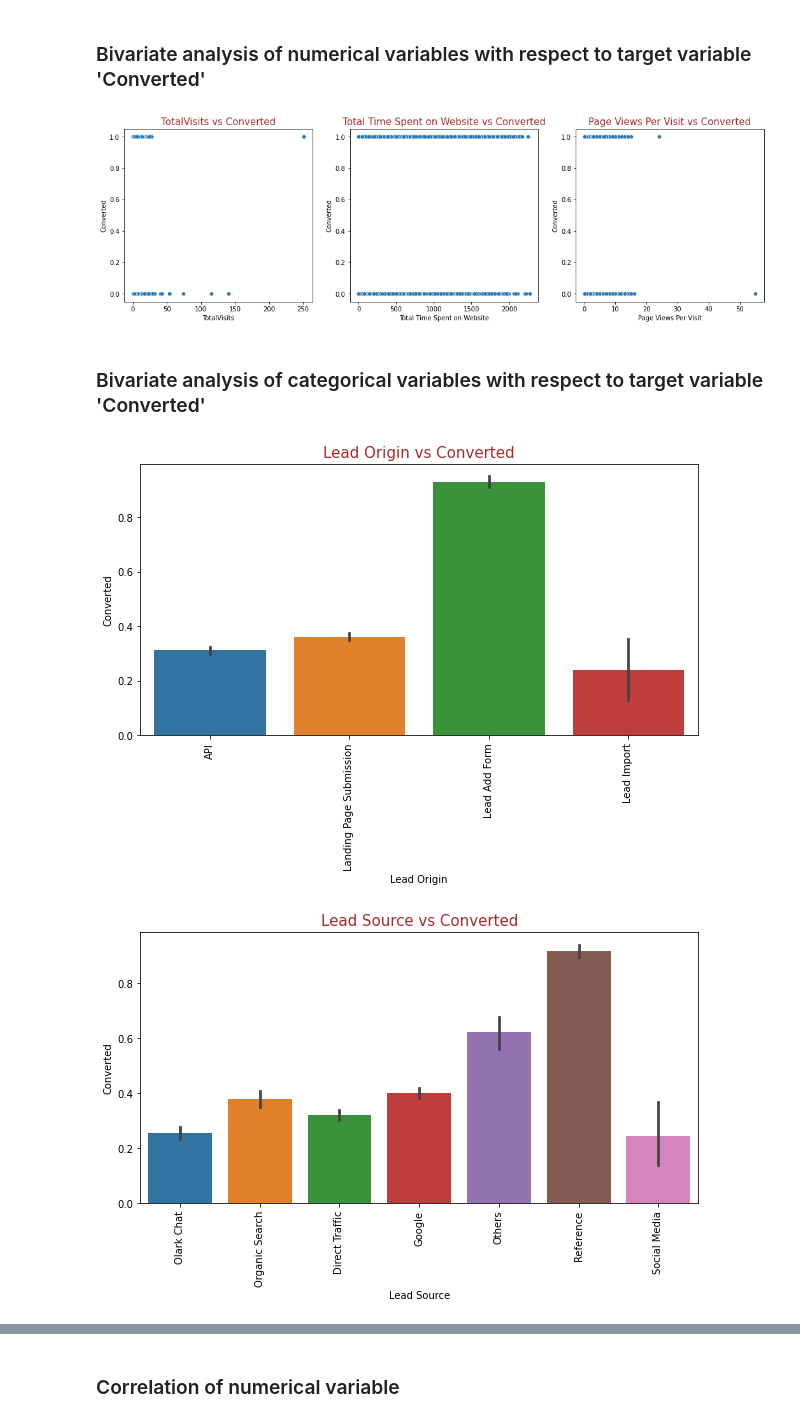
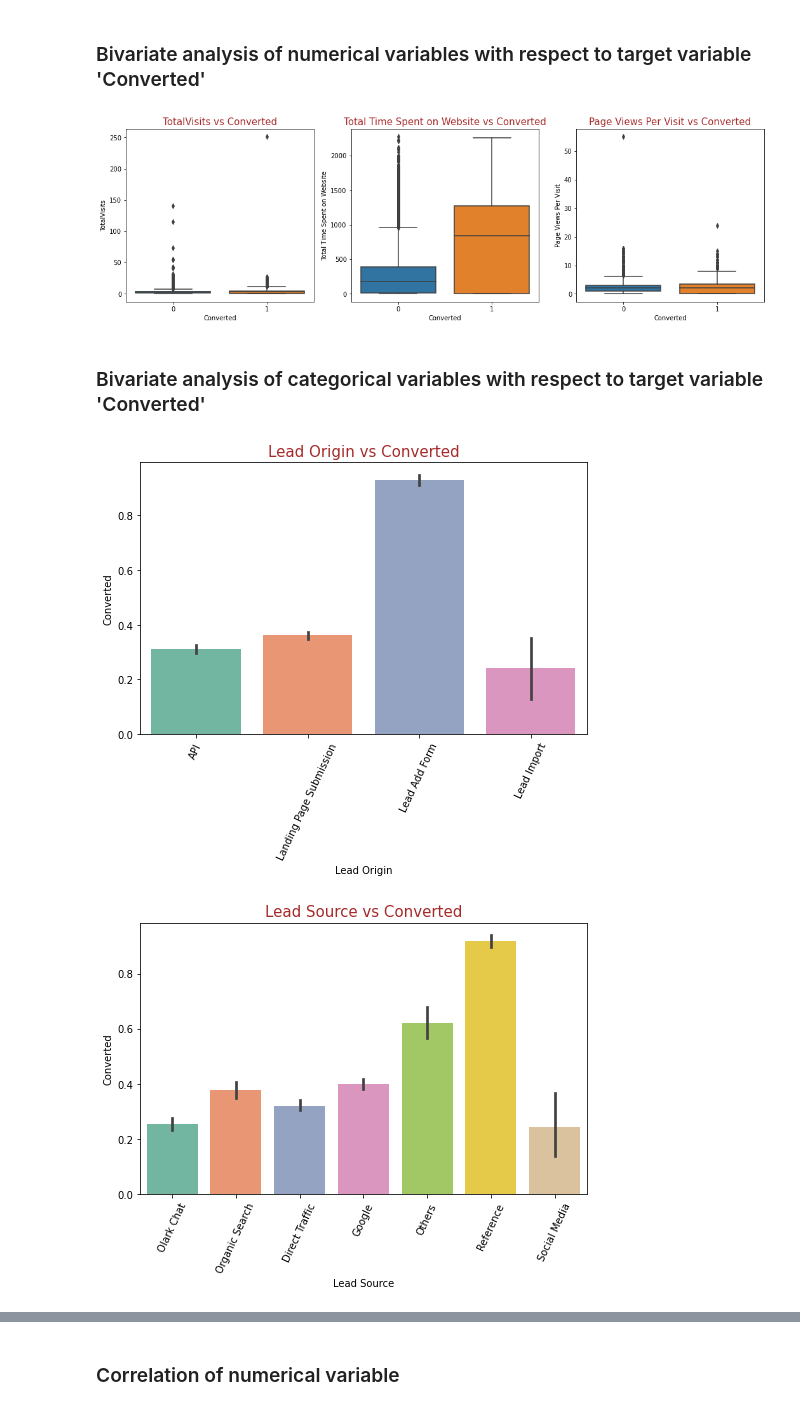
Before and after one commit to ankitaData/Lead_Scoring_Case_Study, a Jupyter notebook: Lead_Scoring_Case_Study.ipynb, the cells around one changed output, grey strips where cells are left out. Cells and saved outputs as stored; diff of their text form; code cells hidden in the pictures.

```diff
--- a/Lead_Scoring_Case_Study.ipynb
+++ b/Lead_Scoring_Case_Study.ipynb
@@ -1043,9 +1048,9 @@ leads.head()
 cont_cols=['TotalVisits', 'Total Time Spent on Website', 'Page Views Per Visit']
 
 cat_cols = ['Lead Origin', 'Lead Source', 'Do Not Email',
-           'Last Activity', 'Specialization', 'Tags', 'City',
+           'Last Activity', 'Specialization', 'City',
            'A free copy of Mastering The Interview', 'Last Notable Activity',
-           'Occupation', 'Course Motto']
+           'Occupation', 'Course Motto','Tags']
 
 target=['Converted']
 
@@ -1092,12 +1122,13 @@ len(cat_cols)
 # Plotting Countplot for univariate analysis of categorical columns
 
 
-plt.figure(figsize=(30,90))
+plt.figure(figsize=(36,75))
 for cat in enumerate(cat_cols):
-    plt.subplot(8,2,cat[0]+1)
-    sns.countplot(leads[cat[1]])
-    plt.xlabel(cat[1], fontsize=18, fontweight=5, color='Brown')
-    plt.yticks(rotation=0, fontsize=15)
+    plt.subplot(6,2,cat[0]+1)
+    sns.countplot(y = leads[cat[1]])
+    plt.ylabel(cat[1], fontsize=18, fontweight=5, color='Brown')
+    plt.xlabel("Count",fontsize=15, fontweight=5, color='Brown')
     plt.xticks(rotation=0, fontsize=15)
+    plt.yticks(rotation=45, fontsize=15)
 plt.show()
 # %% [output]
@@ -1113,23 +1144,21 @@ plt.figure(figsize=(18,5))
 for num in enumerate(cont_cols):
     plt.subplot(len(cont_cols)//2,3,num[0]+1)
     plt.title(num[1] +" vs Converted", fontsize=15, fontweight=5, color='Brown')
-    sns.scatterplot(leads[num[1]],leads["Converted"])
+    sns.boxplot(leads["Converted"],leads[num[1]])
 plt.show()
 # %% [output]
-[figure, old version]
+[figure, new version]
 # %% [markdown]
 ### Bivariate analysis of categorical variables with respect to target variable 'Converted'
 # %%
 # Analysing all categorical columns with respect to the target variable 'Converted' using bar plot
 
 for cat in enumerate(cat_cols):
-    plt.subplots(1,1,figsize=(10,5))
+    plt.subplots(1,1,figsize=(8,5))
     plt.title(cat[1] +" vs Converted", fontsize=15, fontweight=5, color='Brown')
-    sns.barplot(leads[cat[1]],leads["Converted"])
-#     plt.xlabel(cat[1], fontsize=12, fontweight=5, color='Brown')
-#     plt.ylabel("Converted", fontsize=12, fontweight=5, color='Brown')
-    plt.xticks(rotation=90)
+    sns.barplot(leads[cat[1]],leads["Converted"], palette='Set2')
+    plt.xticks(rotation=65)
 plt.show()
 # %% [output]
-[figure, old version]
+[figure, new version]
-[figure, old version]
+[figure, new version]
```
Also changed, not shown: parts of 129 cells of this notebook.
